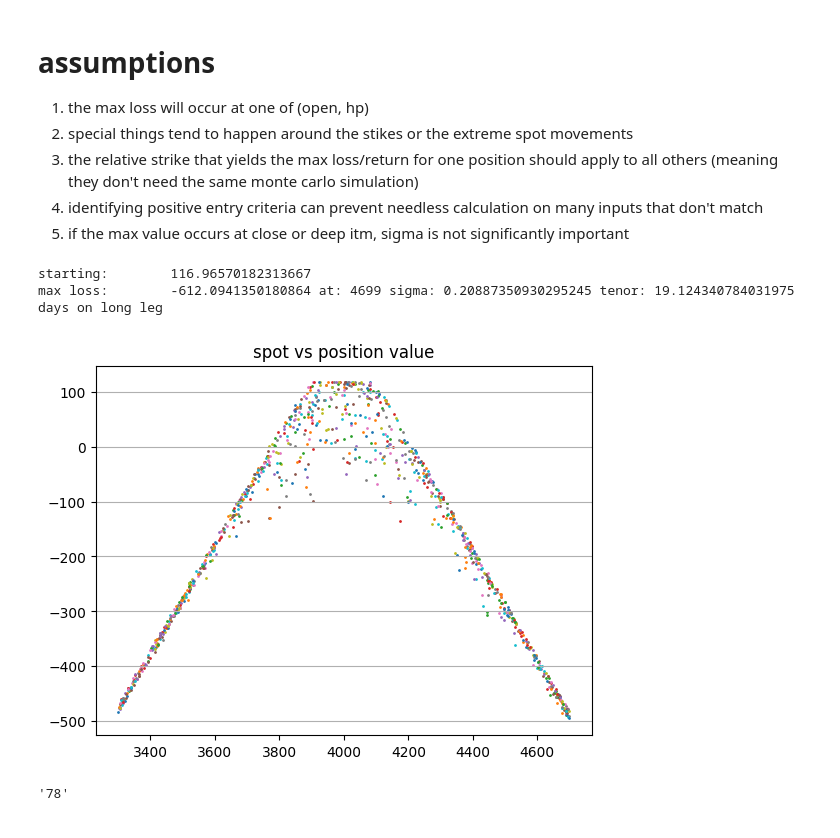
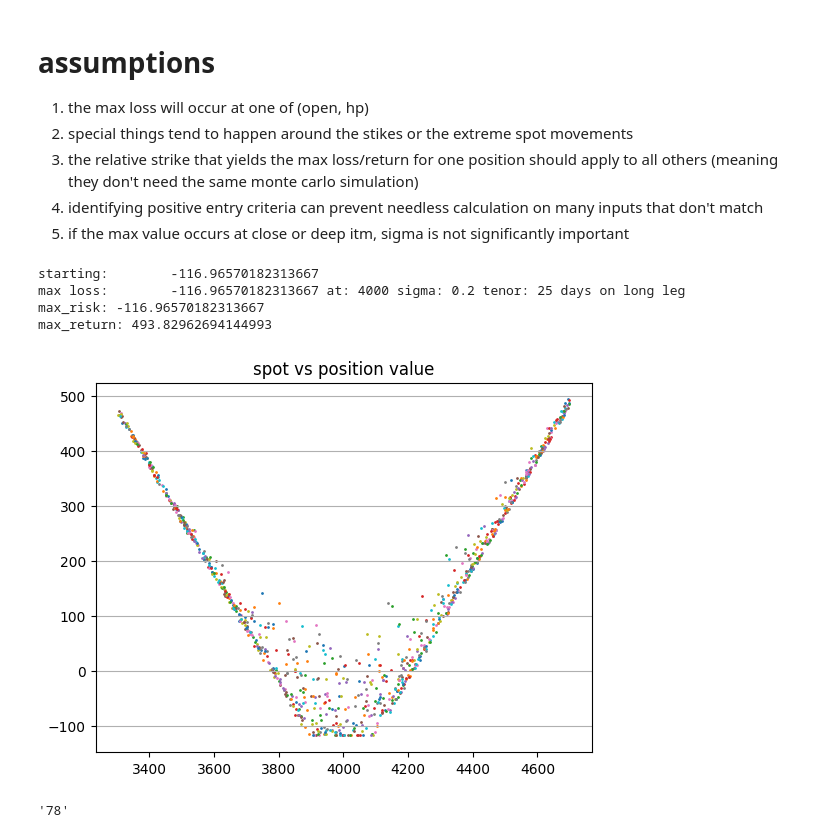
Before and after one commit to m12t/bsm-time-machine, a Jupyter notebook: main.ipynb, the cells around one changed output. Saved outputs shown, nothing was run; the diff lists cells and outputs as text; code cells hidden in the pictures.

Commit message:
max return and max risk calculations checkpoint on monte carlo risk analysis

```diff
--- a/main.ipynb
+++ b/main.ipynb
@@ -490,38 +491,47 @@ def get_d2(d1, sigma, t) -> float:
 # %%
 #  max loss calculations from 50 to 1M simulations
 #        50 max loss:	 467.08606283895995 at: 3329 sigma: 0.21633739752030073 tenor: 0.01812798254545261
 #       500 max loss:	 496.42226533867824 at: 3300 sigma: 0.23530193248374492 tenor: 0.01602528110883155
 #     1_000 max loss:    497.87148080167776 at: 3300 sigma: 0.08433989709071459 tenor: 0.006963519079320686
 #    10_000 max loss:    495.8129332135243 at: 3302 sigma: 0.047132041449180095 tenor: 0.007329546123287335
 #   100_000 max loss:	 498.22250123245635 at: 3300 sigma: 0.20251855260460797 tenor: 0.004769126527463039
 # 1_000_000 max loss:	 498.79980781633026 at: 3300 sigma: 0.16212522956199468 tenor: 0.0011605324521117412
 
 # ± 3% of each strike, ±3% of spot, ±3% of high and low ranges
 # what about just an arange between spot lot and high, step of 1?
 k1, k2, hp = 4100, 3900, 25
 downswing, upswing = 3300, 4700
-value = starting = price_call(4000, k1, hp/252, 0.2) + price_put(4000, k2, hp/252, 0.2)
+q = -1
+value = q * price_call(4000, k1, hp/252, 0.2) + q * price_put(4000, k2, hp/252, 0.2)
+starting = -value
+max_risk, max_return = 0, 0
 ml_spot, ml_sigma, ml_tenor = 4000, 0.2, 25
 spots = np.arange(downswing, upswing, 1)
 for _ in range(1000):
     t = random.random() * hp/252 + 0.000001
     sigma = random.random() * 32 / 100
     spot = random.randint(downswing, upswing)
-    v = starting - (price_call(spot, k1, t, sigma) + price_put(spot, k2, t, sigma))
+    v = starting + q * price_call(spot, k1, t, sigma) + q * price_put(spot, k2, t, sigma)
+    max_risk = min(v, max_risk)
+    max_return = max(v, max_return)
     plt.scatter(spot, v, s=1)
     value = min(value, starting + v)
     if v < value:
         value = v
         ml_spot, ml_sigma, ml_tenor = spot, sigma, (t*252)
 print("starting:\t", starting)
 print("max loss:\t", value - starting, "at:", ml_spot, "sigma:", ml_sigma, "tenor:", ml_tenor, "days on long leg")
+print("max_risk:", max_risk)
+print("max_return:", max_return)
 plt.title(f"spot vs position value")
 plt.grid(axis='y')
 plt.show()
 # %% [output]
-starting:        116.96570182313667
-max loss:        -612.0941350180864 at: 4699 sigma: 0.20887350930295245 tenor: 19.124340784031975 days on long leg
+starting:        -116.96570182313667
+max loss:        -116.96570182313667 at: 4000 sigma: 0.2 tenor: 25 days on long leg
+max_risk: -116.96570182313667
+max_return: 493.82962694144993
-[figure, old version]
+[figure, new version]
 # %%
 def estimate_comp_time():
     # * Estimate the computation time for the optimization
```
Also changed, not shown: parts of 18 cells of this notebook, 1 other file.
